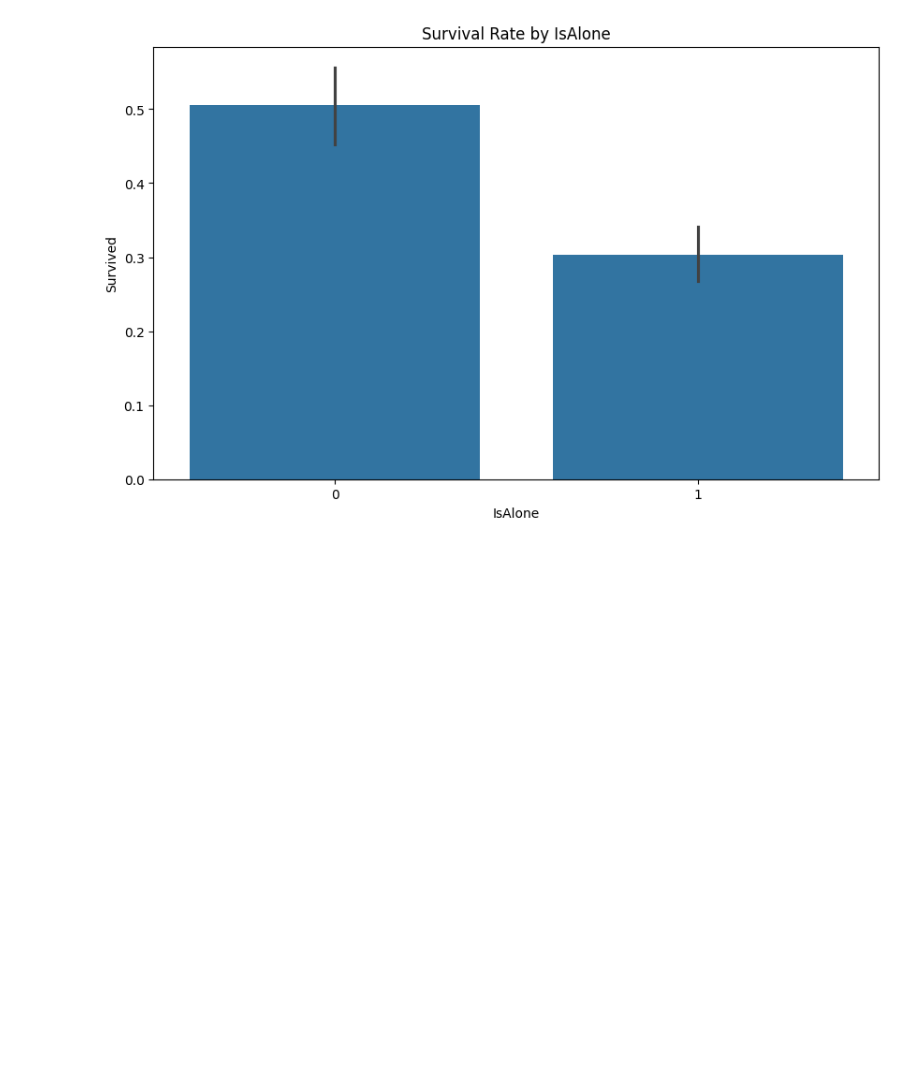
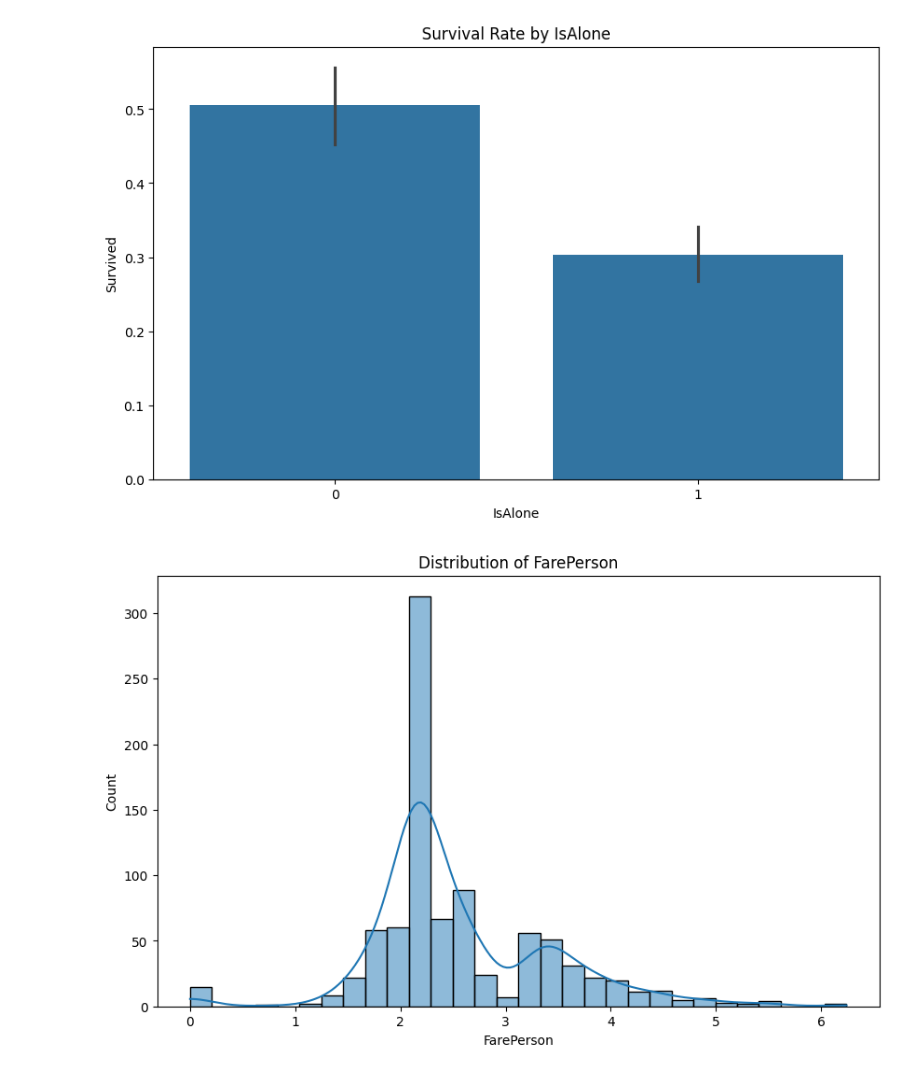
Before and after one commit to shovo896/Titanic_survival_prediction, a Jupyter notebook: survival_pred_catboost.ipynb, the cells around one changed output. Saved outputs shown, nothing was run; the diff lists cells and outputs as text; code cells hidden in the pictures; blank space fills up the shorter version.

```diff
--- a/survival_pred_catboost.ipynb
+++ b/survival_pred_catboost.ipynb
@@ -87,3 +87,11 @@ plt.title('Survival Rate by IsAlone')
 plt.show()
 # %% [output]
 [figure]
+# %%
+df['FarePerson']=df['Fare']/(df['FamilySize'])
+plt.figure(figsize=(10,6))
+sns.histplot(np.log1p(df['FarePerson']),bins=30,kde=True)
+plt.title('Distribution of FarePerson')
+plt.show()
+# %% [output]
+[figure, added]
```
